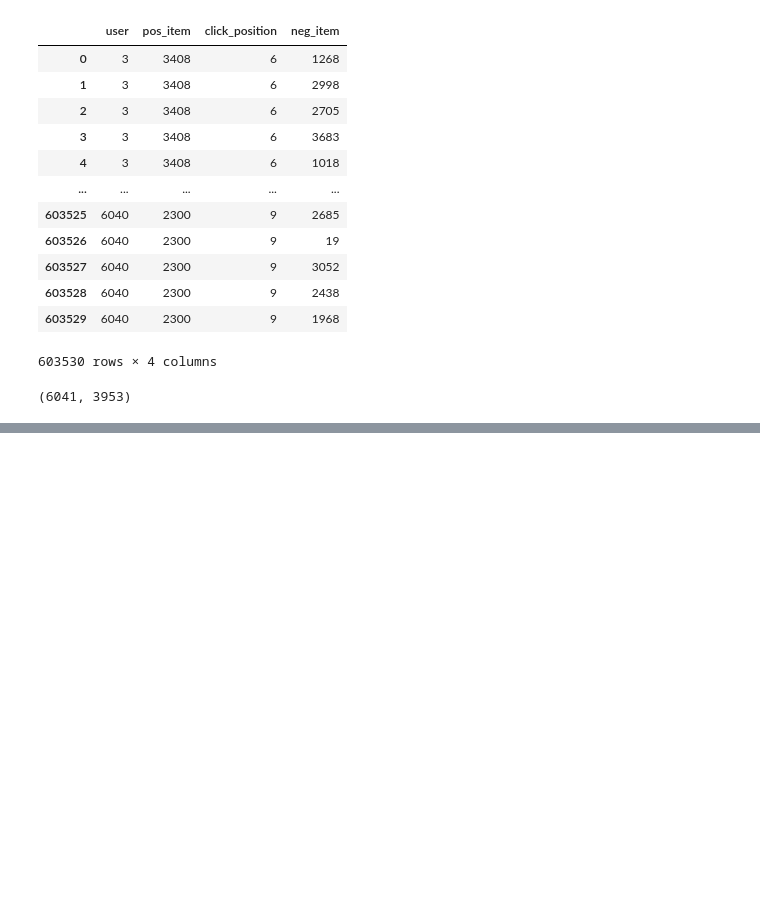
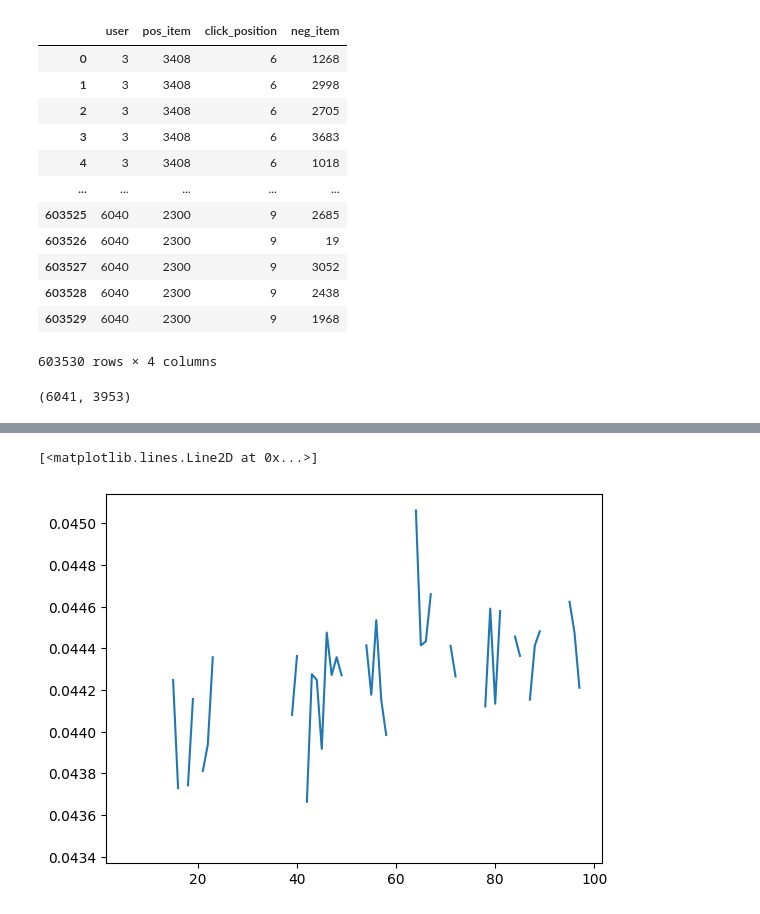
Before and after one commit to caiotda/dynamicTasteDistortion, a Jupyter notebook: simulation/02a-no-calibration-dynamic-recommendation-simulation.ipynb, the cells around one changed output, grey strips where cells are left out. Drawn from its saved outputs; the diff is of its cells as text; code cells hidden in the pictures; blank space fills up the shorter version.

```diff
--- a/simulation/02a-no-calibration-dynamic-recommendation-simulation.ipynb
+++ b/simulation/02a-no-calibration-dynamic-recommendation-simulation.ipynb
@@ -240,8 +240,6 @@ def simulate(
     """
 
     # Setup initial data
-    unique_genres_in_items = set(g for genres in item2genreMap.values() for g in genres)
-    n_genres = len(unique_genres_in_items)
     user2history = D.groupby(USER_COL).agg({ITEM_COL: list}).to_dict()[ITEM_COL]
 
     if initial_date is None:
@@ -253,18 +251,19 @@ def simulate(
     maces = []
     user_to_up_to_date_timestamp["timestamp_dist"] = user_to_up_to_date_timestamp["user"].map(userToExpDistribution)
     new_df = D.copy()
-    for round in tqdm(range(1, rounds + 1), desc="Rounds"):
+    for round in range(1, rounds + 1):
+        print(f"Starting round {round} / {rounds}")
         rows_to_append = []
-        for user in unique_users:
+        for user in tqdm(unique_users, desc="Users"):
             candidate_items = torch.tensor(get_candidate_items(user, D, unique_items), device=device)
             row, user_to_up_to_date_timestamp = simulate_user_feedback(
-                user=user,
-                candidate_items=candidate_items,
-                preference_matrix=oracleMatrix,
-                recommend=model.predict_flat,
-                k=k,
-                user_to_up_to_date_timestamp=user_to_up_to_date_timestamp,
-                userToExpDistribution=movielensUserToExpDistribution
+            user=user,
+            candidate_items=candidate_items,
+            preference_matrix=oracleMatrix,
+            recommend=model.predict_flat,
+            k=k,
+            user_to_up_to_date_timestamp=user_to_up_to_date_timestamp,
+            userToExpDistribution=movielensUserToExpDistribution
             )
             rows_to_append.extend(row)
         recommendation_df = pd.DataFrame(rows_to_append, columns=new_df.columns)
@@ -273,7 +272,7 @@ def simulate(
             model = train(model, new_df)
             print("Calculating mace")
             rec_df_grouped = recommendation_df.groupby(USER_COL).agg({ITEM_COL: list}).reset_index().rename(columns={ITEM_COL: "rec"})
-            iteration_mace = mace(df=rec_df_grouped, user2history=user2history, recCol='rec', n_genres=n_genres, item2genreMap=item2genreMap)
+            iteration_mace = mace(df=rec_df_grouped, user2history=user2history, recCol='rec', item2genreMap=item2genreMap)
             maces.append(iteration_mace)
         if (round % 100 == 0):
             recommendation_df.to_csv(f"data/movielens/no_calibration_sim_up_to_round_{round}")
@@ -284,6 +283,8 @@ def simulate(
 # %%
 unique_items = list(feedback["item"].unique())
 unique_users = list(feedback["user"].unique())
+# %%
+sampled_users = np.random.choice(unique_users, size=500, replace=False)
 # %%
 model = bprMF(num_users=n_users, num_items=n_items, factors=30).to(device)
 model = train(model, feedback)
@@ -291,13 +292,13 @@ model = train(model, feedback)
 feedback_final, maces = simulate(
     D=feedback,
     model=model,
-    unique_users=unique_users,
+    unique_users=sampled_users,
     unique_items=unique_items,
     oracleMatrix=movielensOraclePreferenceMatrix,
     userToExpDistribution=movielensUserToExpDistribution,
     k=100,
-    rounds=1000,
-    L=10,
+    rounds=500,
+    L=5,
     initial_date=0.0,
     item2genreMap=ml_item_to_genre
 )
@@ -303,0 +378,5 @@ feedback_final, maces = simulate(
+# %%
+plt.plot(maces)
+# %% [output]
+[<matplotlib.lines.Line2D at 0x...>]
+[figure, added]
```
Also changed, not shown: parts of 6 cells of this notebook.
